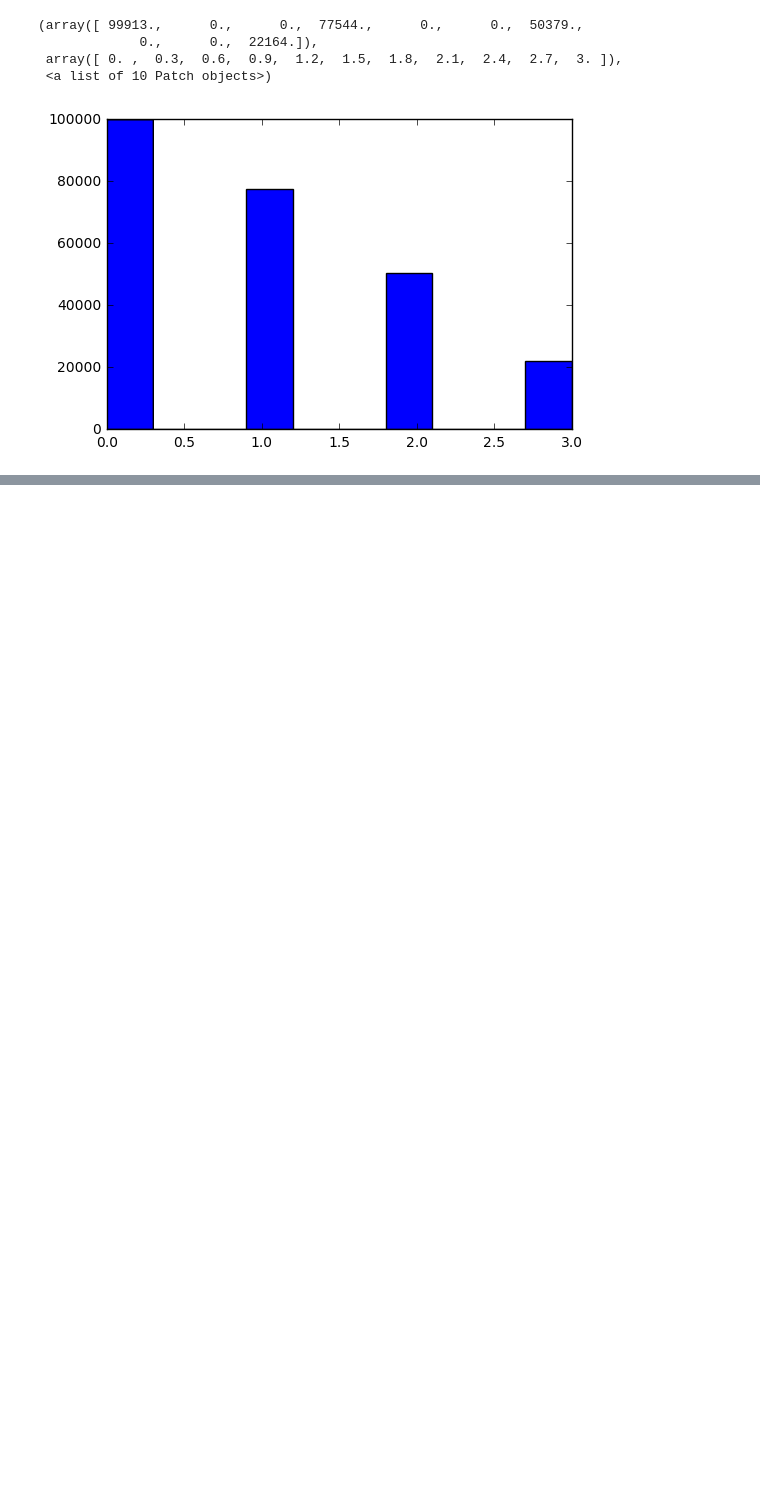
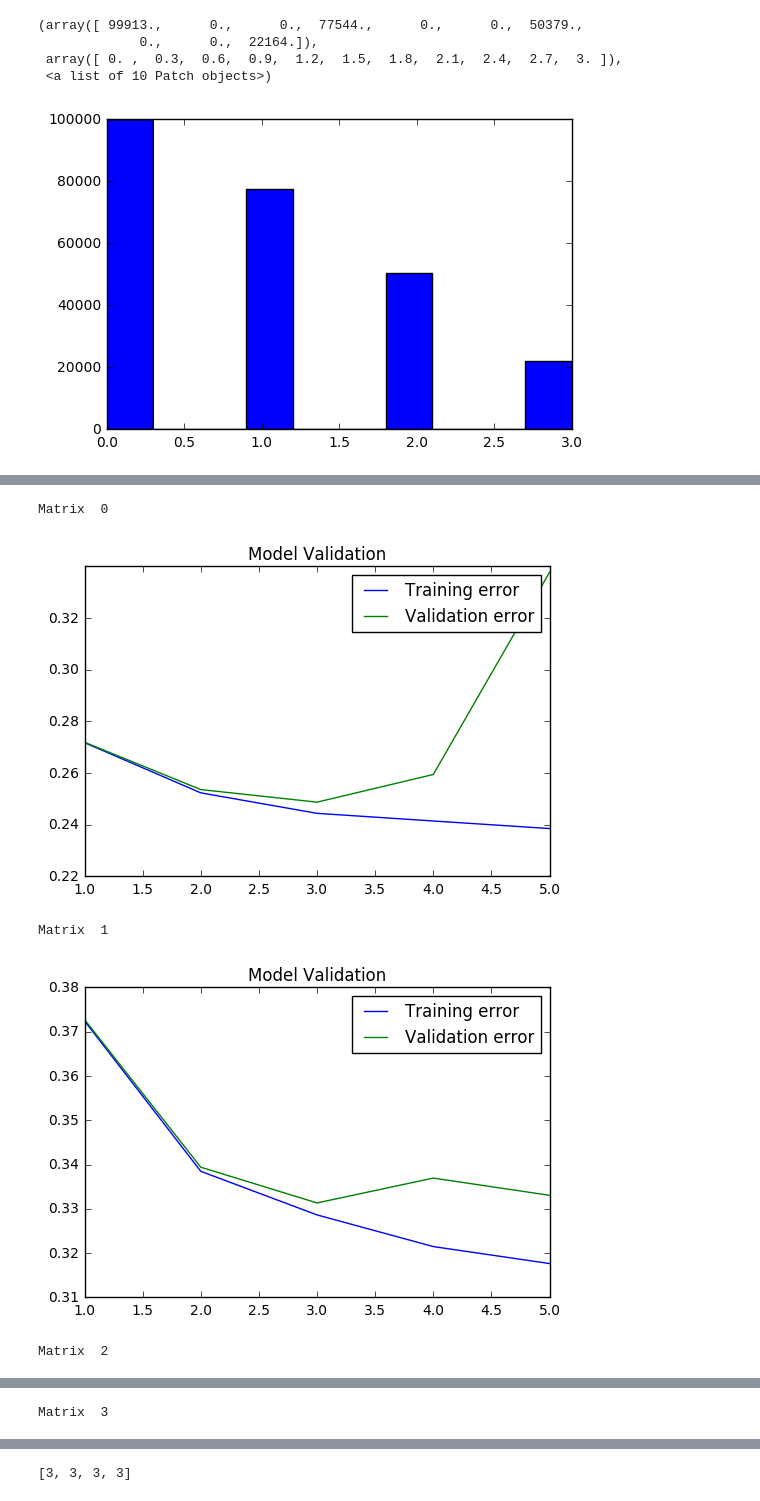
Before and after one commit to RA-Danny/PCML_Project1, a Jupyter notebook: scripts/project1.ipynb, the cells around one changed output, grey strips where cells are left out. Drawn from its saved outputs; the diff is of its cells as text; code cells hidden in the pictures; blank space fills up the shorter version.

Commit message:
Notebook cleaning, cov matrix

```diff
--- a/scripts/project1.ipynb
+++ b/scripts/project1.ipynb
@@ -403,0 +60,2 @@ for i in range(0,4):
+# %%
+y_sort, tX_sort, ids_sort = split_over_column(y, tX, ids, 22)
@@ -403,0 +130,18 @@ for i in range(0,4):
+# %%
+#*********************** least squares *******************#
+mse_train_mean = mse_test_mean = 0
+
+for i in range(0,4):
+    mse_train,weight = least_squares(y_train[i],x_train[i])
+    mse_test = compute_loss(y_test[i],x_test[i],weight)
+
+    mse_train_mean += mse_train
+    mse_test_mean += mse_test
+
+    print("Matrix ", i)
+    print("  mse train",mse_train)
+    print("  mse test",mse_test)
+
+print('---')
+print("MSE train mean:", mse_train_mean/4)
+print("MSE test mean:", mse_test_mean/4)
@@ -403,0 +255,37 @@ for i in range(0,4):
+# %%
+degrees = range(1,6)
+k_fold  = 4
+lambda_ = 0.001
+
+best_degrees = []
+for i in range(0,4):
+    print("Matrix ", i)
+
+    mean_train_mse = []
+    mean_cv_mse = []
+    k_indices = build_k_indices(y_train[i], k_fold,seed = 1)
+
+    # For each degree, compute the error and weights with the ridge regression algorithm
+    for degree in degrees:
+        train_mse, cv_mse = k_fold_means_ridge(y_train[i], x_train[i], degree, lambda_, k_fold, k_indices)
+        mean_train_mse.append(train_mse)
+        mean_cv_mse.append(cv_mse)
+
+
+    # Plot the errors for all degrees
+    p = plt.plot(degrees,mean_train_mse,degrees,mean_cv_mse)
+    plt.title("Model Validation")
+    plt.legend(p, ["Training error","Validation error"])
+    plt.show()
+
+    # Take the best degree for this matrix
+    best_degrees.append(np.argmin(mean_cv_mse)+1)
+
+
+print(best_degrees)
+# %% [output]
+Matrix  0
+[figure, added]
+Matrix  1
+[figure, added]
+Matrix  2
@@ -403,0 +293 @@ for i in range(0,4):
+Matrix  3
@@ -403,0 +295 @@ for i in range(0,4):
+[3, 3, 3, 3]
```
Also changed, not shown: parts of 58 cells of this notebook, 2 other files.
